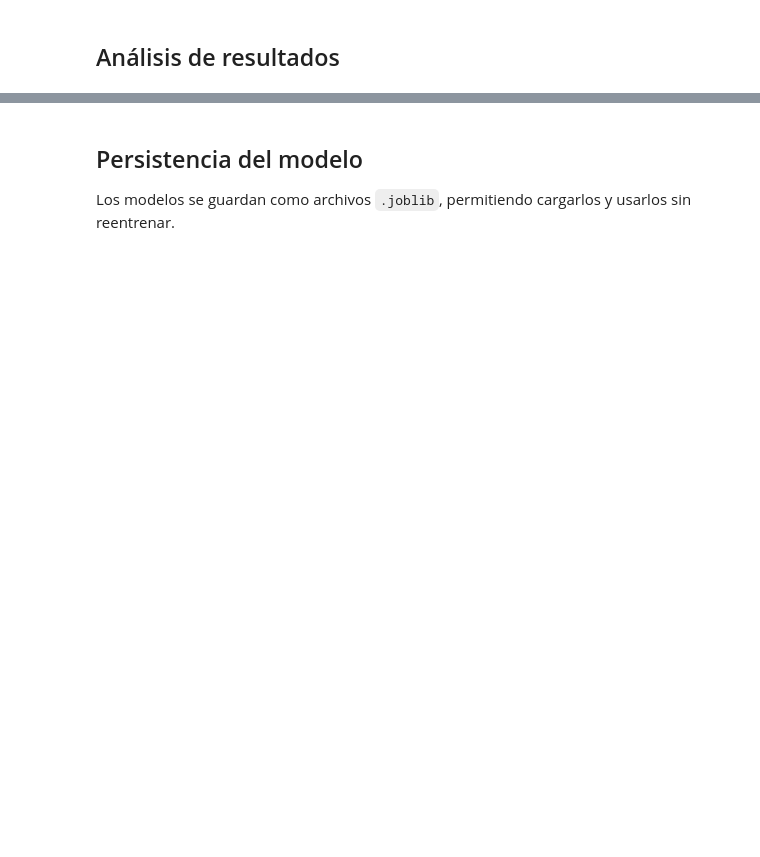
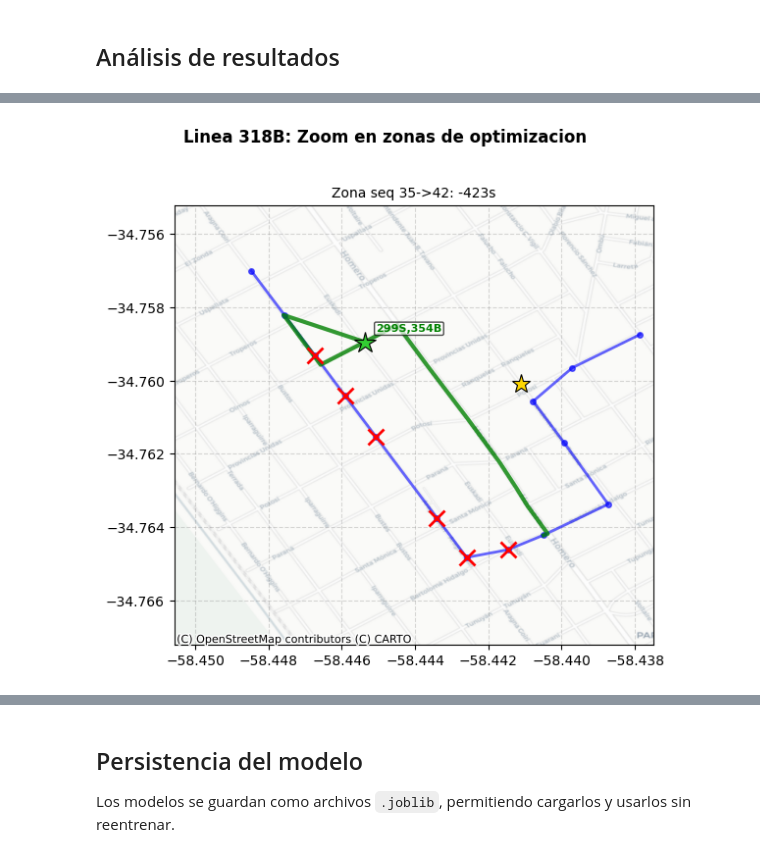
Before and after one commit to fhiba/transportia, a Jupyter notebook: notebooks/entregable_3_modelado.ipynb, the cells around one changed output, grey strips where cells are left out. Saved outputs shown, nothing was run; the diff lists cells and outputs as text; code cells hidden in the pictures; blank space fills up the shorter version.

```diff
--- a/notebooks/entregable_3_modelado.ipynb
+++ b/notebooks/entregable_3_modelado.ipynb
@@ -528,3 +684,70 @@ plt.show()
+# %%
+if proposals:
+    n_zoom = min(len(proposals), 4)
+    fig_zoom, axes_zoom = plt.subplots(1, n_zoom, figsize=(6 * n_zoom, 6))
+    if n_zoom == 1:
+        axes_zoom = [axes_zoom]
+
+    for ax_z, p in zip(axes_zoom, proposals[:n_zoom]):
+        add_grid(ax_z)
+        all_lats = [p['lat_A'], p['lat_B']] + [ns['lat'] for ns in p['new_stops']] + [es['lat'] for es in p['extra']]
+        all_lons = [p['lon_A'], p['lon_B']] + [ns['lon'] for ns in p['new_stops']] + [es['lon'] for es in p['extra']]
+        margin_z = 0.003
+
+        nearby_route = stops_seq[
+            (stops_seq['lat'].between(min(all_lats) - margin_z, max(all_lats) + margin_z))
+            & (stops_seq['lon'].between(min(all_lons) - margin_z, max(all_lons) + margin_z))
+        ]
+        ax_z.plot(nearby_route['lon'], nearby_route['lat'], 'b-o', markersize=4,
+                  linewidth=2, alpha=0.6, zorder=2)
+
+        for rs_id in p['removed']:
+            m = stops_seq[stops_seq['stop_id'] == rs_id]
+            if not m.empty:
+                ax_z.plot(m.iloc[0]['lon'], m.iloc[0]['lat'], 'x', color='red', markersize=12,
+                          markeredgewidth=2, zorder=5)
+
+        if p.get('path_geometry') and len(p['path_geometry']) > 1:
+            alt_lons = [pt[0] for pt in p['path_geometry']]
+            alt_lats = [pt[1] for pt in p['path_geometry']]
+        else:
+            alt_lons = [p['lon_A']] + [ns['lon'] for ns in p['new_stops']] + [es['lon'] for es in p['extra']] + [p['lon_B']]
+            alt_lats = [p['lat_A']] + [ns['lat'] for ns in p['new_stops']] + [es['lat'] for es in p['extra']] + [p['lat_B']]
+        ax_z.plot(alt_lons, alt_lats, 'g-', linewidth=3, alpha=0.8, zorder=4)
+
+        for idx_p, ns in enumerate(p['new_stops']):
+            if ns['is_new']:
+                ax_z.plot(ns['lon'], ns['lat'], '*', color='limegreen', markersize=16,
+                          markeredgecolor='black', markeredgewidth=0.8, zorder=6)
+                lines = ','.join(ns['lines'][:2])
+                offset_y = 8 + (idx_p % 3) * 14
+                ax_z.annotate(lines, (ns['lon'], ns['lat']),
+                              fontsize=8, fontweight='bold', color='green',
+                              xytext=(8, offset_y), textcoords='offset points', zorder=7,
+                              bbox=dict(boxstyle='round,pad=0.15', facecolor='white', alpha=0.7))
+
+        for es in p['extra']:
+            ax_z.plot(es['lon'], es['lat'], '*', color='gold', markersize=14,
+                      markeredgecolor='black', markeredgewidth=0.8, zorder=6)
+
+        ax_z.set_xlim(min(all_lons) - margin_z, max(all_lons) + margin_z)
+        ax_z.set_ylim(min(all_lats) - margin_z, max(all_lats) + margin_z)
+        ax_z.set_aspect('equal')
+        ax_z.set_title(f"Zona {p['zone']}: -{p['savings']:.0f}s", fontsize=10)
+
+        try:
+            import contextily as cx
+            cx.add_basemap(ax_z, crs='EPSG:4326', source=cx.providers.CartoDB.Positron)
+        except Exception:
+            pass
+
+    plt.suptitle(f'Linea {worst_route}: Zoom en zonas de optimizacion', fontsize=12, fontweight='bold')
+    plt.tight_layout()
+    plt.show()
+else:
+    print('Sin propuestas.')
+# %% [output]
+[figure, added]
 # %%
 if proposals:
     rows = []
```
Also changed, not shown: parts of 34 cells of this notebook, 8 other files.
